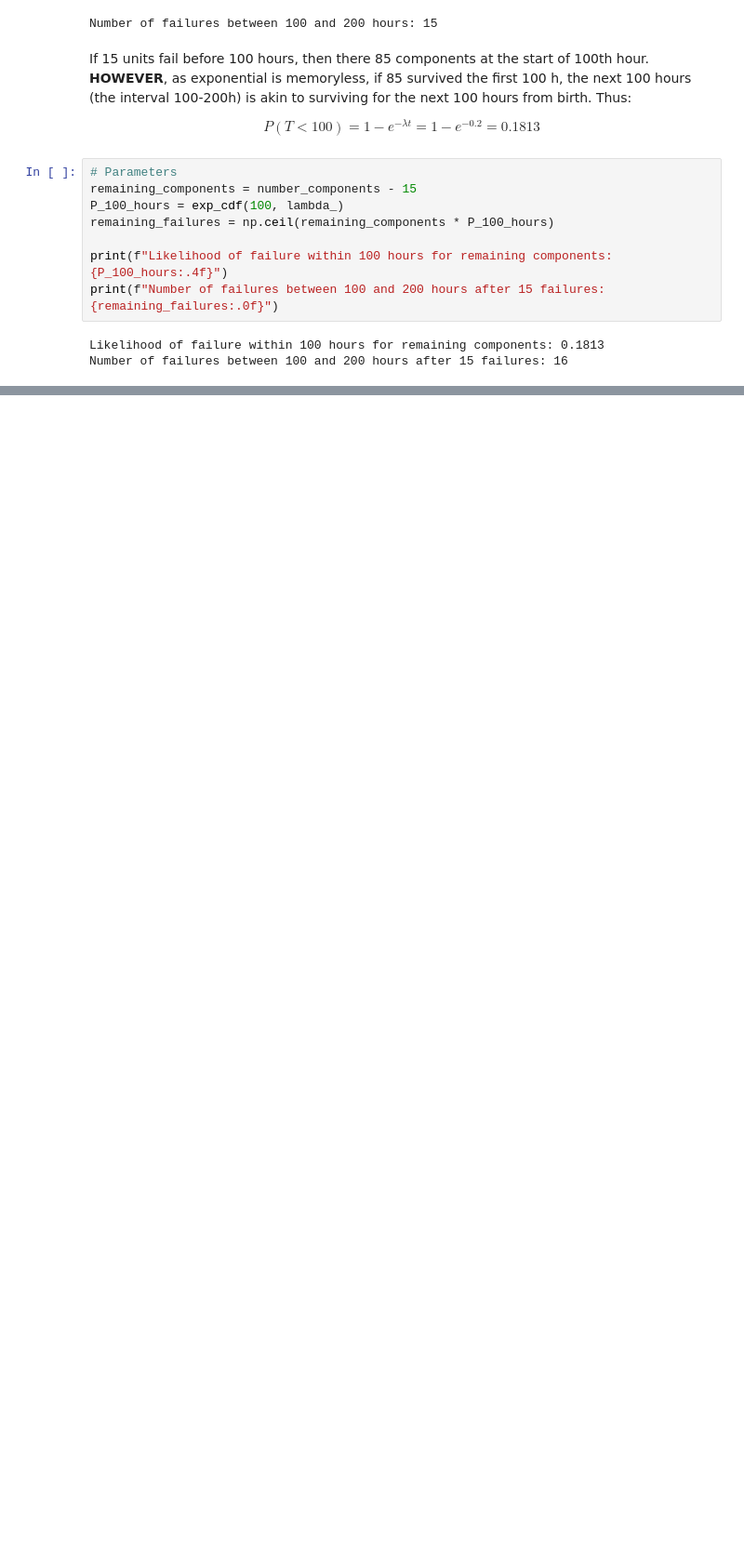
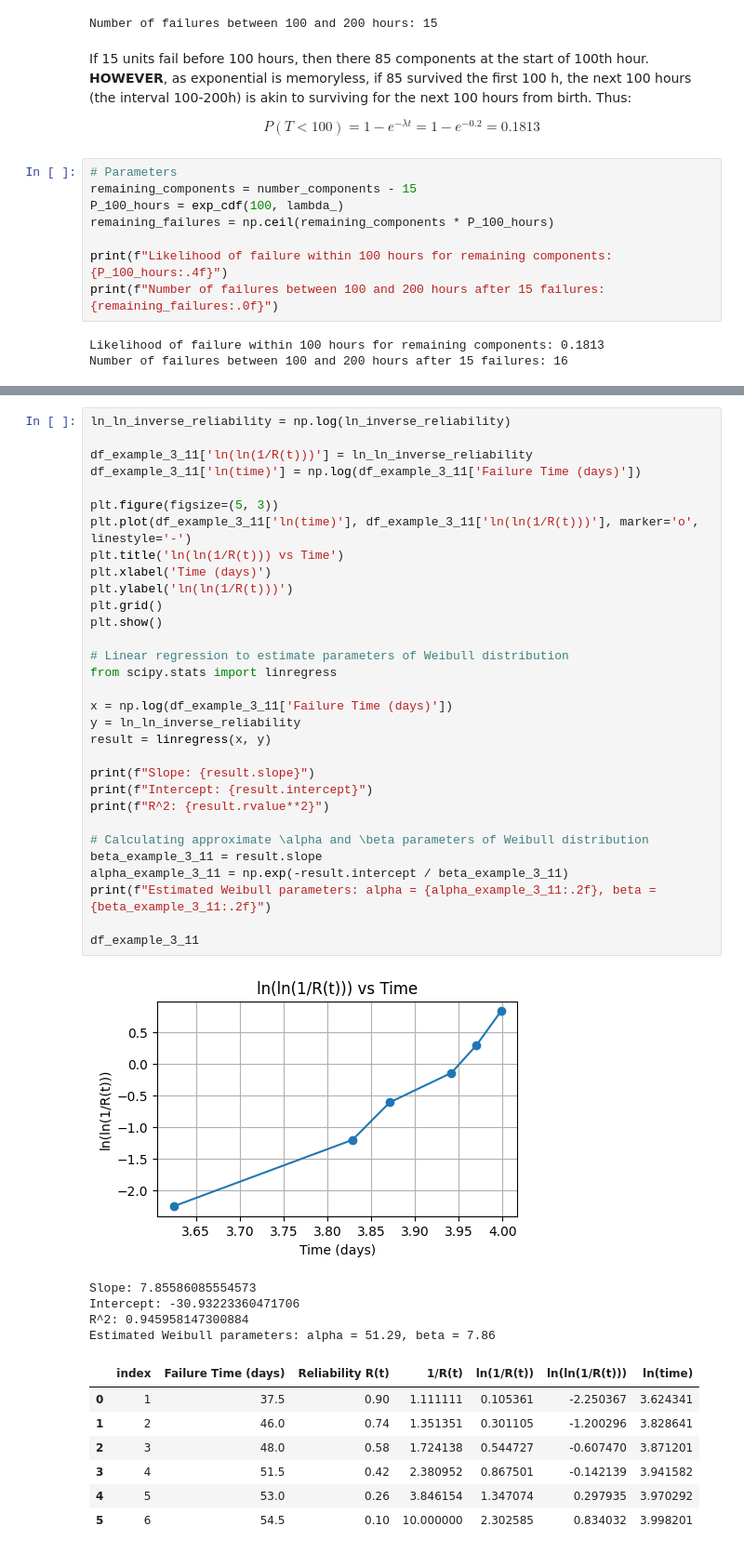
Before and after one commit to Obadowski/reliability-course-usp, a Jupyter notebook: notebooks/01_exponential.ipynb, the cells around one changed output, grey strips where cells are left out. Shown at 93% size. Cells and saved outputs as stored; diff of their text form; blank space fills up the shorter version.

```diff
--- a/notebooks/01_exponential.ipynb
+++ b/notebooks/01_exponential.ipynb
@@ -122,0 +270,44 @@ Number of failures between 100 and 200 hours after 15 failures: 16
+# %%
+ln_ln_inverse_reliability = np.log(ln_inverse_reliability)
+
+df_example_3_11['ln(ln(1/R(t)))'] = ln_ln_inverse_reliability
+df_example_3_11['ln(time)'] = np.log(df_example_3_11['Failure Time (days)'])
+
+plt.figure(figsize=(5, 3))
+plt.plot(df_example_3_11['ln(time)'], df_example_3_11['ln(ln(1/R(t)))'], marker='o', linestyle='-')
+plt.title('ln(ln(1/R(t))) vs Time')
+plt.xlabel('Time (days)')
+plt.ylabel('ln(ln(1/R(t)))')
+plt.grid()
+plt.show()
+
+# Linear regression to estimate parameters of Weibull distribution
+from scipy.stats import linregress
+
+x = np.log(df_example_3_11['Failure Time (days)'])
+y = ln_ln_inverse_reliability
+result = linregress(x, y)
+
+print(f"Slope: {result.slope}")
+print(f"Intercept: {result.intercept}")
+print(f"R^2: {result.rvalue**2}")
+
+# Calculating approximate \alpha and \beta parameters of Weibull distribution
+beta_example_3_11 = result.slope
+alpha_example_3_11 = np.exp(-result.intercept / beta_example_3_11)
+print(f"Estimated Weibull parameters: alpha = {alpha_example_3_11:.2f}, beta = {beta_example_3_11:.2f}")
+
+df_example_3_11
+# %% [output]
+[figure, added]
+Slope: 7.85586085554573
+Intercept: -30.93223360471706
+R^2: 0.945958147300884
+Estimated Weibull parameters: alpha = 51.29, beta = 7.86
+|  | index | Failure Time (days) | Reliability R(t) | 1/R(t) | ln(1/R(t)) | ln(ln(1/R(t))) | ln(time) |
+| 0 | 1 | 37.5 | 0.90 | 1.111111 | 0.105361 | -2.250367 | 3.624341 |
+| 1 | 2 | 46.0 | 0.74 | 1.351351 | 0.301105 | -1.200296 | 3.828641 |
+| 2 | 3 | 48.0 | 0.58 | 1.724138 | 0.544727 | -0.607470 | 3.871201 |
+| 3 | 4 | 51.5 | 0.42 | 2.380952 | 0.867501 | -0.142139 | 3.941582 |
+| 4 | 5 | 53.0 | 0.26 | 3.846154 | 1.347074 | 0.297935 | 3.970292 |
+| 5 | 6 | 54.5 | 0.10 | 10.000000 | 2.302585 | 0.834032 | 3.998201 |
```
Also changed, not shown: parts of 7 cells of this notebook, 7 other files.
